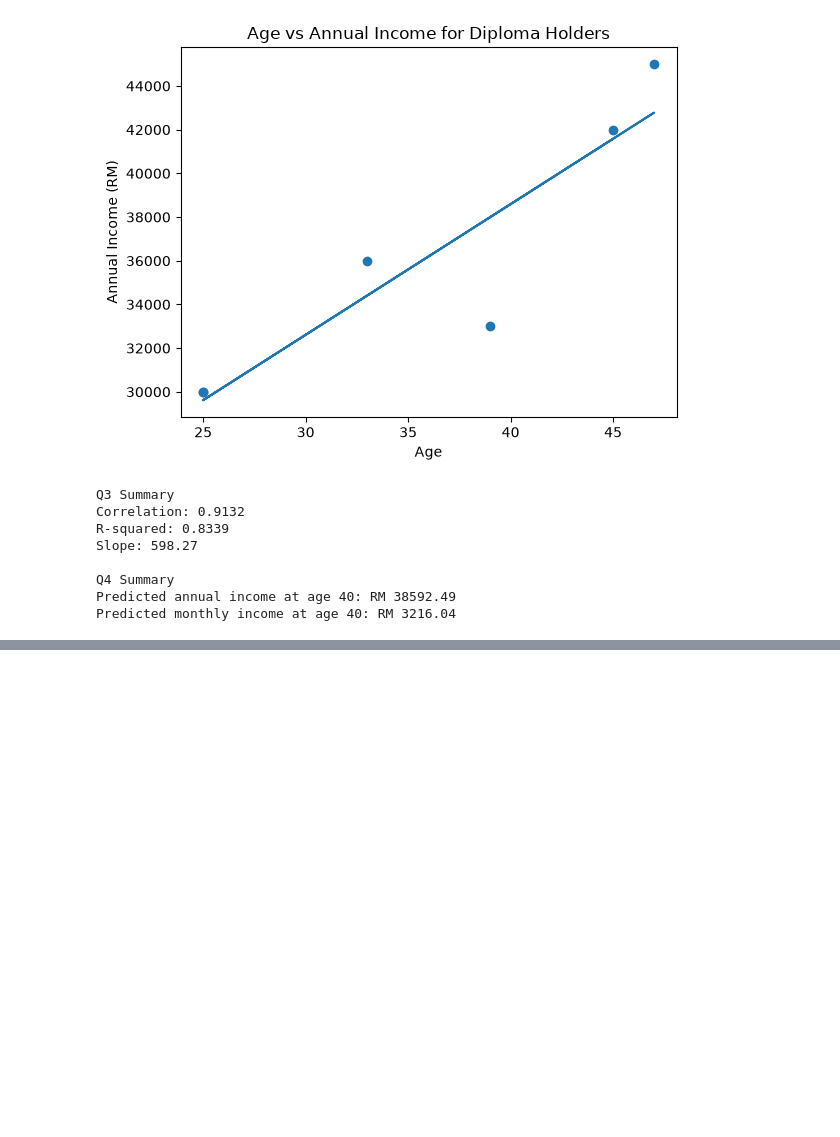
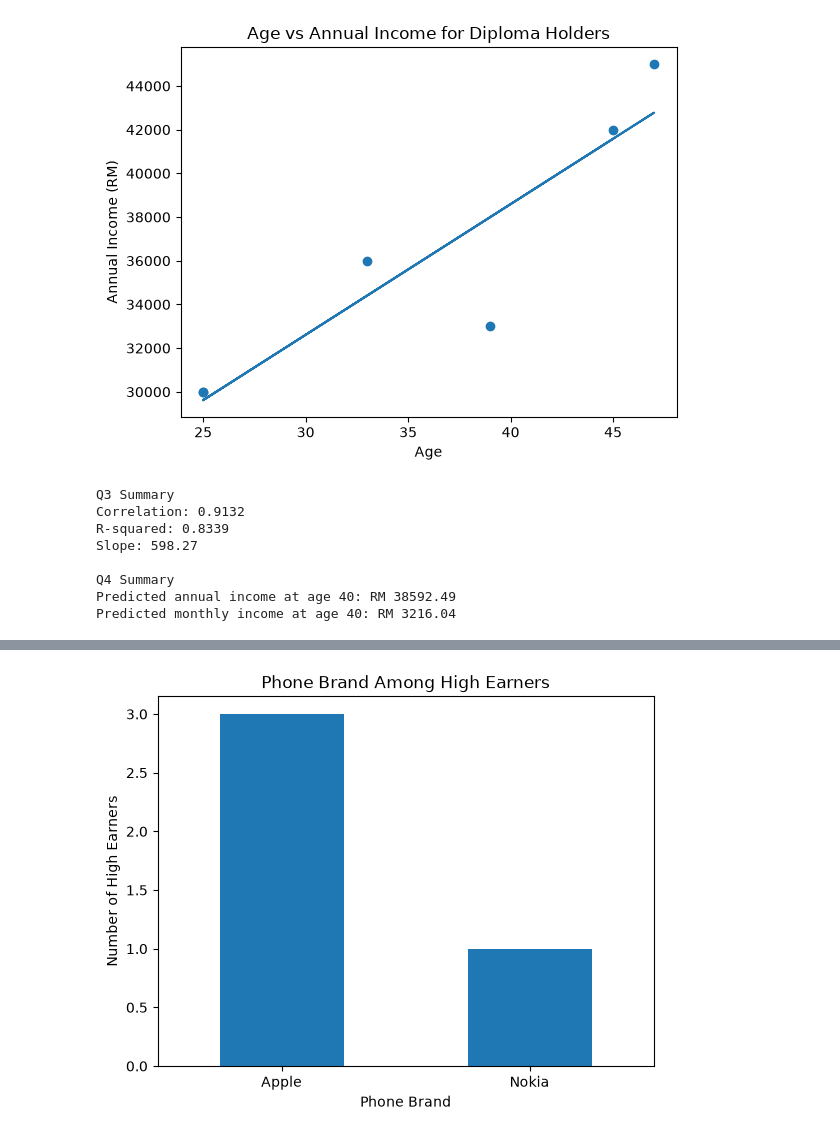
Before and after one commit to Ushira544/kasatria, a Jupyter notebook: analysis.ipynb, the cells around one changed output, grey strips where cells are left out. Cells and saved outputs as stored; diff of their text form; code cells hidden in the pictures; blank space fills up the shorter version.

```diff
--- a/analysis.ipynb
+++ b/analysis.ipynb
@@ -156,0 +188,17 @@ Predicted monthly income at age 40: RM 3216.04
+# %%
+# Phone brand among people earning RM5,000+ per month
+
+high_earners = df[df["Monthly Income"] >= 5000]
+
+brand_counts = high_earners["Brand"].value_counts()
+
+brand_counts.plot(kind="bar")
+
+plt.title("Phone Brand Among High Earners")
+plt.xlabel("Phone Brand")
+plt.ylabel("Number of High Earners")
+plt.xticks(rotation=0)
+
+plt.show()
+# %% [output]
+[figure, added]
```
Also changed, not shown: parts of 3 cells of this notebook.
